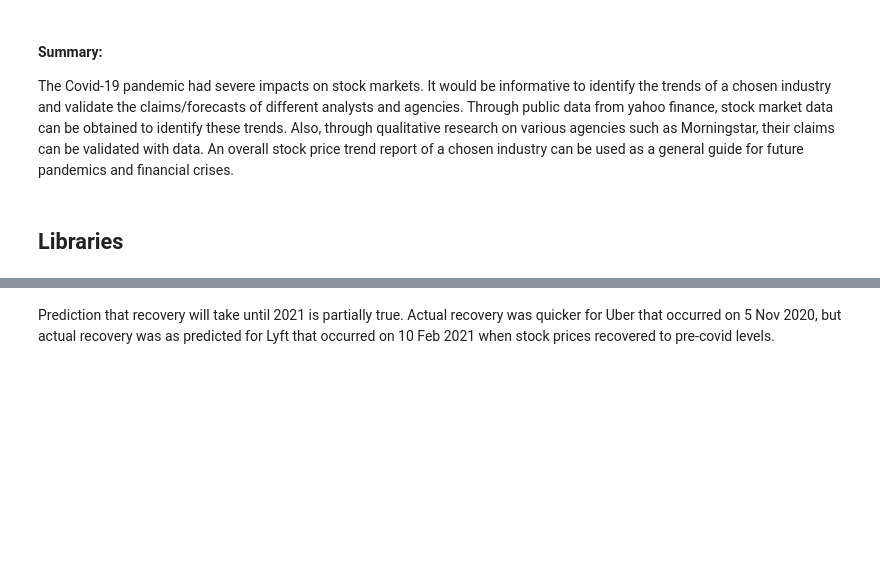
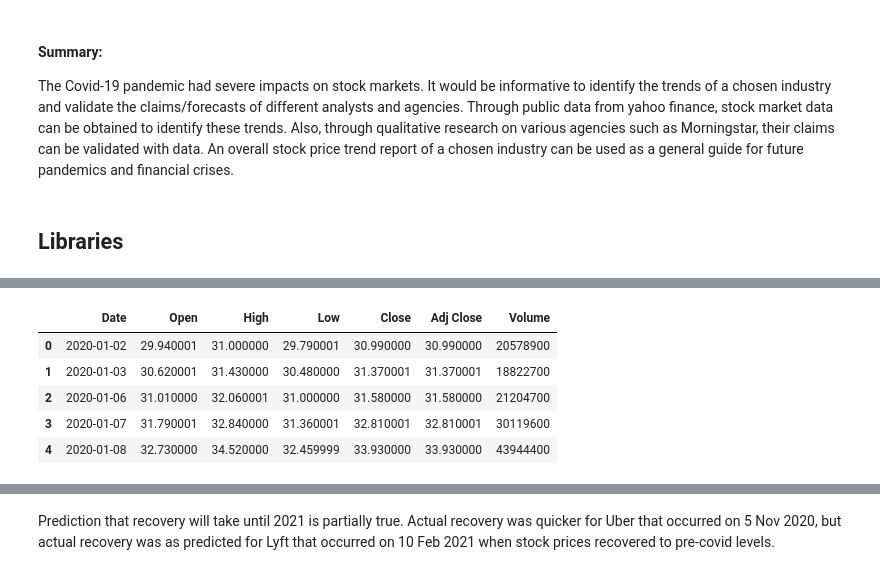
Before and after one commit to holyminer/NUS-DSS, a Jupyter notebook: notebooks/Stock market analysis during the Covid-19 pandemic.ipynb, the cells around one changed output, grey strips where cells are left out. Saved outputs shown, nothing was run; the diff lists cells and outputs as text; code cells hidden in the pictures; blank space fills up the shorter version.

```diff
--- a/notebooks/Stock market analysis during the Covid-19 pandemic.ipynb
+++ b/notebooks/Stock market analysis during the Covid-19 pandemic.ipynb
@@ -39,3 +28,13 @@ data.head()
+# %%
+dfi.export(data.head(), 'data.png')
+data.head()
+# %% [output]
+|  | Date | Open | High | Low | Close | Adj Close | Volume |
+| 0 | 2020-01-02 | 29.940001 | 31.000000 | 29.790001 | 30.990000 | 30.990000 | 20578900 |
+| 1 | 2020-01-03 | 30.620001 | 31.430000 | 30.480000 | 31.370001 | 31.370001 | 18822700 |
+| 2 | 2020-01-06 | 31.010000 | 32.060001 | 31.000000 | 31.580000 | 31.580000 | 21204700 |
+| 3 | 2020-01-07 | 31.790001 | 32.840000 | 31.360001 | 32.810001 | 32.810001 | 30119600 |
+| 4 | 2020-01-08 | 32.730000 | 34.520000 | 32.459999 | 33.930000 | 33.930000 | 43944400 |
 # %%
 #empty dataframe to store results
 col = ['Stock', 'Pre-Covid level', 'Earliest recovery date', 'Price']
```
Also changed, not shown: parts of 18 cells of this notebook.
